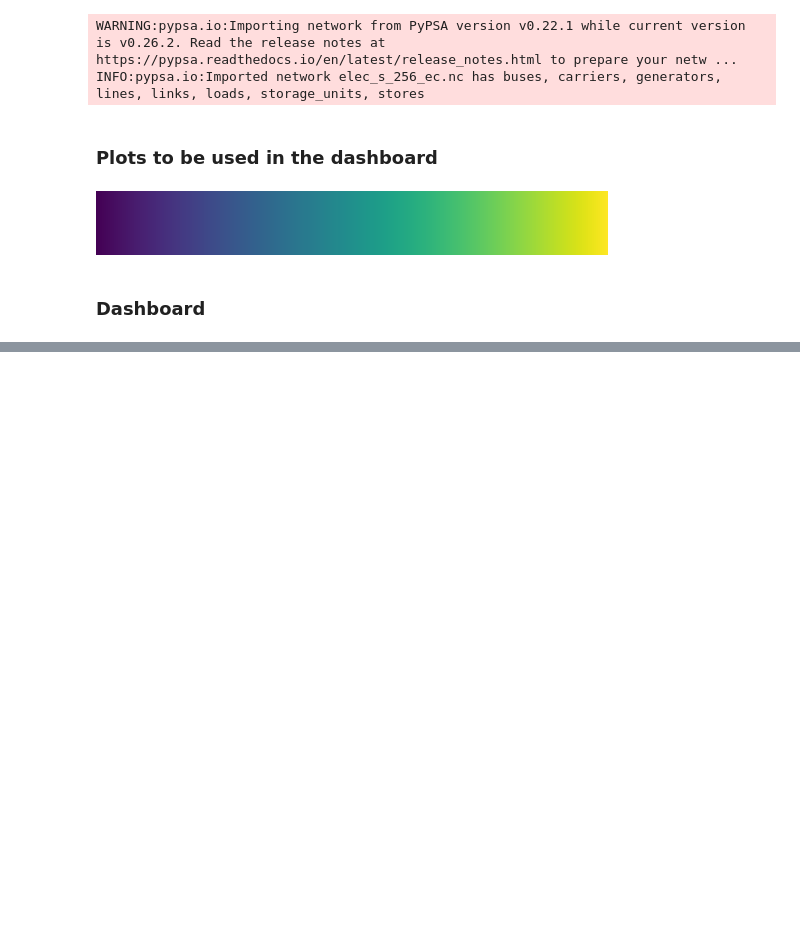
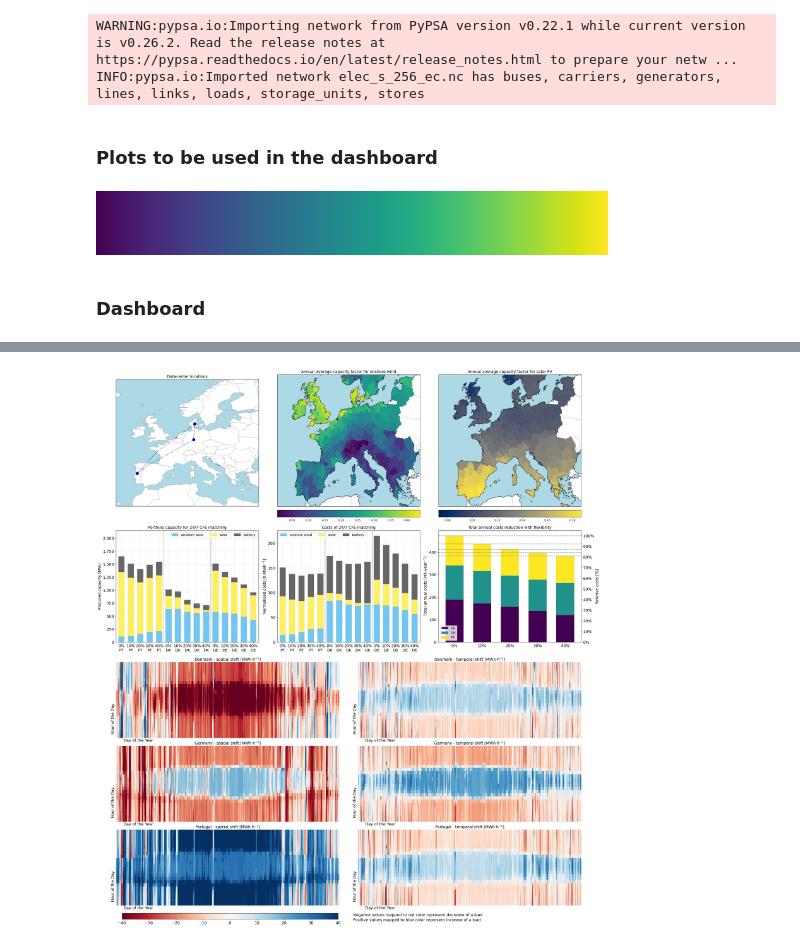
Before and after one commit to Irieo/space-time-optimization, a Jupyter notebook: scripts/dashboard_1.ipynb, the cells around one changed output, grey strips where cells are left out. Drawn from its saved outputs; the diff is of its cells as text; code cells hidden in the pictures; blank space fills up the shorter version.

```diff
--- a/scripts/dashboard_1.ipynb
+++ b/scripts/dashboard_1.ipynb
@@ -425,7 +425,7 @@ def ci_capacity(
         ax.set_title("Portfolio capacity for 24/7 CFE matching", fontsize=14)
         ax.set_ylabel("Procured capacity [MW]", fontsize=14)
         ax.set_yticklabels(["{:,.0f}".format(x) for x in ax.get_yticks()], fontsize=14)
-        ax.legend(loc="upper left", ncol=2, prop={"size": 12})
+        ax.legend(loc="upper right", ncol=3, prop={"size": 12})
 
         # Add datacenter lines
         space = len(ldf.columns) / len(datacenters)
@@ -468,9 +468,7 @@ def ci_costandrev(
     # Rename and Group by rename_ci_cost, then sort
     ldf.rename(columns=rename_scen, level=0, inplace=True)
     ldf = ldf.groupby(rename_ci_cost).sum()
-    new_index = preferred_order.intersection(ldf.index).append(
-        ldf.index.difference(preferred_order)
-    )
+    new_index = ["onshore wind", "solar", "battery"]
     ldf = ldf.loc[new_index].sort_index(
         axis="columns", level=[1, 0], ascending=[False, True]
     )
@@ -496,14 +494,13 @@ def ci_costandrev(
         ax.set_yticklabels(["{:,.0f}".format(x) for x in ax.get_yticks()], fontsize=14)
         ax.set_title("Costs of 24/7 CFE matching", fontsize=14)
         ax.legend(loc="upper left", ncol=3, prop={"size": 12})
-        ax.set_ylim(top=max(ldf.sum()) * 1.3)
 
-        # Add net cost markers
-        net_costs = ldf.sum()
-        for i, cost in enumerate(net_costs):
-            ax.scatter(x=i, y=cost, color="black", marker="_")
-        ax.scatter([], [], color="black", marker="_", label="net cost")
-        ax.legend(loc="upper left", ncol=1, prop={"size": 12})
+        # # Add net cost markers
+        # net_costs = ldf.sum()
+        # for i, cost in enumerate(net_costs):
+        #     ax.scatter(x=i, y=cost, color="black", marker="_")
+        # ax.scatter([], [], color="black", marker="_", label="net cost")
+        # ax.legend(loc="upper left", ncol=1, prop={"size": 12})
 
         # Add datacenter lines
         space = len(ldf.columns) / len(datacenters)
@@ -905,4 +902,10 @@ def create_dashboard(network, datacenters, regions, colormap):
 
     # plt.show()
     fig.tight_layout()
-    fig.savefig("../manuscript/img/dashboard.pdf", transparent=True)
+    fig.savefig(
+        "../manuscript/img/dashboard.pdf", transparent=True, bbox_inches="tight"
+    )
+
+
+create_dashboard(network=n, datacenters=datacenters, regions=regions, colormap="RdBu")
+# %% [output]
@@ -908,0 +913 @@ def create_dashboard(network, datacenters, regions, colormap):
+[figure, added]
```
Also changed, not shown: parts of 2 cells of this notebook, 1 other file.
